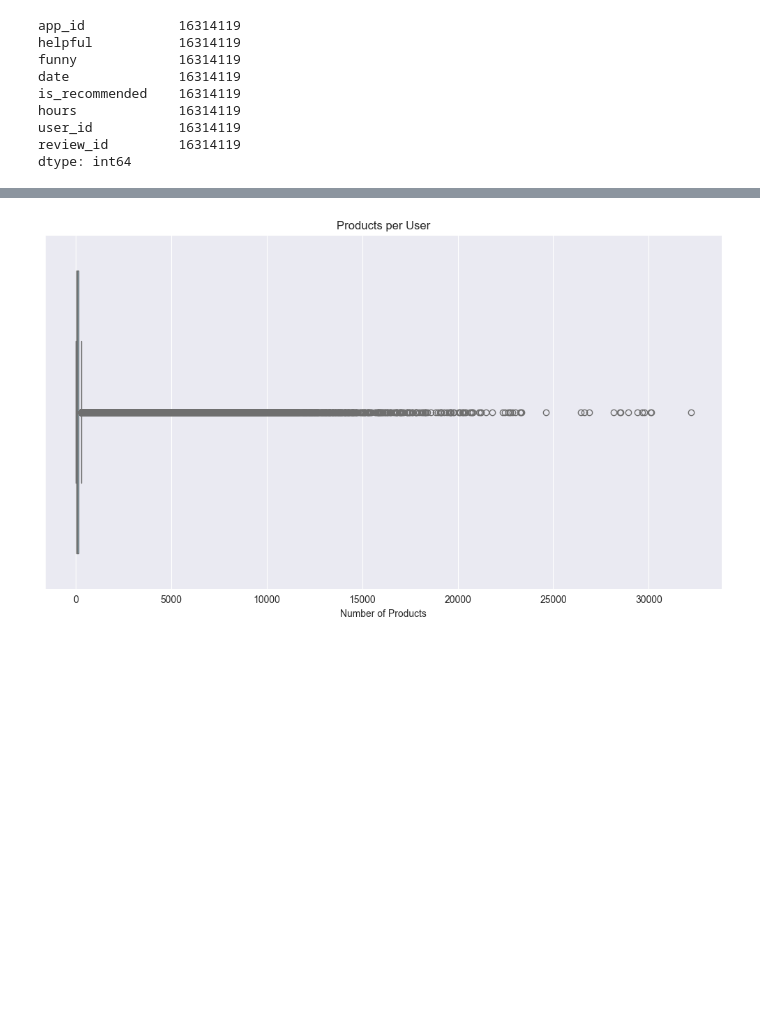
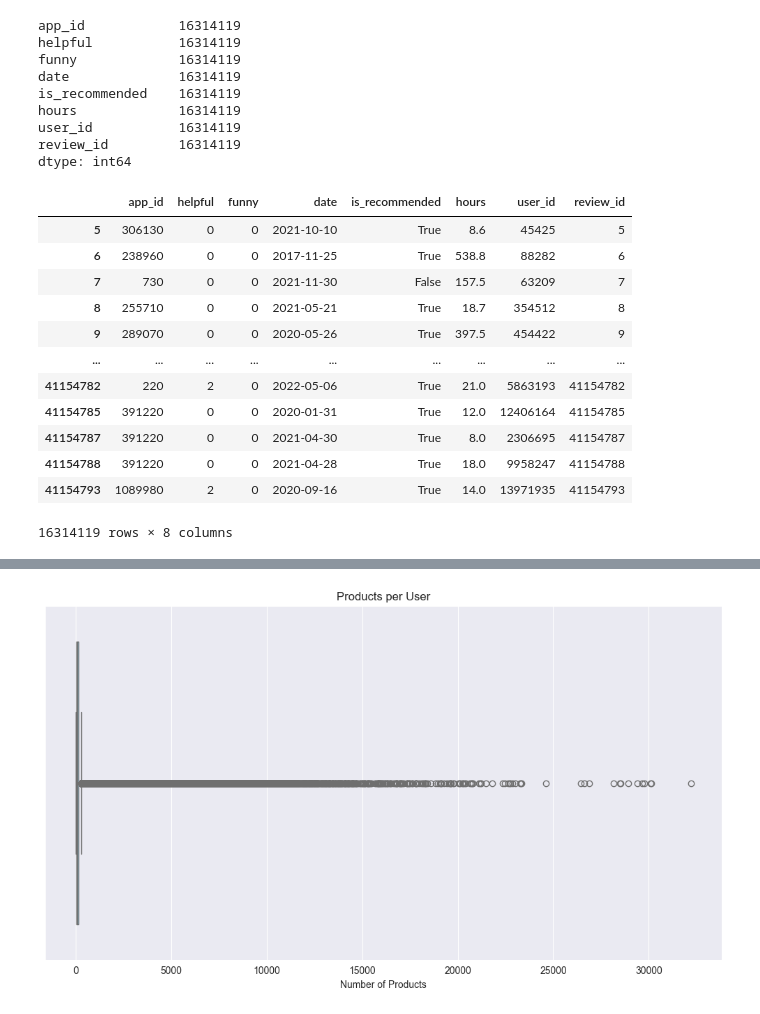
Before and after one commit to MaxSchikofski39/SteamGameRecom, a Jupyter notebook: Preprocessing_v2.ipynb, the cells around one changed output, grey strips where cells are left out. Saved outputs shown, nothing was run; the diff lists cells and outputs as text; code cells hidden in the pictures; blank space fills up the shorter version.

```diff
--- a/Preprocessing_v2.ipynb
+++ b/Preprocessing_v2.ipynb
@@ -397,5 +398,21 @@ hours             16314119
 user_id           16314119
 review_id         16314119
 dtype: int64
+# %%
+recommendations
+# %% [output]
+|  | app_id | helpful | funny | date | is_recommended | hours | user_id | review_id |
+| 5 | 306130 | 0 | 0 | 2021-10-10 | True | 8.6 | 45425 | 5 |
+| 6 | 238960 | 0 | 0 | 2017-11-25 | True | 538.8 | 88282 | 6 |
+| 7 | 730 | 0 | 0 | 2021-11-30 | False | 157.5 | 63209 | 7 |
+| 8 | 255710 | 0 | 0 | 2021-05-21 | True | 18.7 | 354512 | 8 |
+| 9 | 289070 | 0 | 0 | 2020-05-26 | True | 397.5 | 454422 | 9 |
+| ... | ... | ... | ... | ... | ... | ... | ... | ... |
+| 41154782 | 220 | 2 | 0 | 2022-05-06 | True | 21.0 | 5863193 | 41154782 |
+| 41154785 | 391220 | 0 | 0 | 2020-01-31 | True | 12.0 | 12406164 | 41154785 |
+| 41154787 | 391220 | 0 | 0 | 2021-04-30 | True | 8.0 | 2306695 | 41154787 |
+| 41154788 | 391220 | 0 | 0 | 2021-04-28 | True | 18.0 | 9958247 | 41154788 |
+| 41154793 | 1089980 | 2 | 0 | 2020-09-16 | True | 14.0 | 13971935 | 41154793 |
+16314119 rows × 8 columns
 # %%
 #Droping the review_id column & coverting booolean to numeric
```
Also changed, not shown: parts of 9 cells of this notebook.
